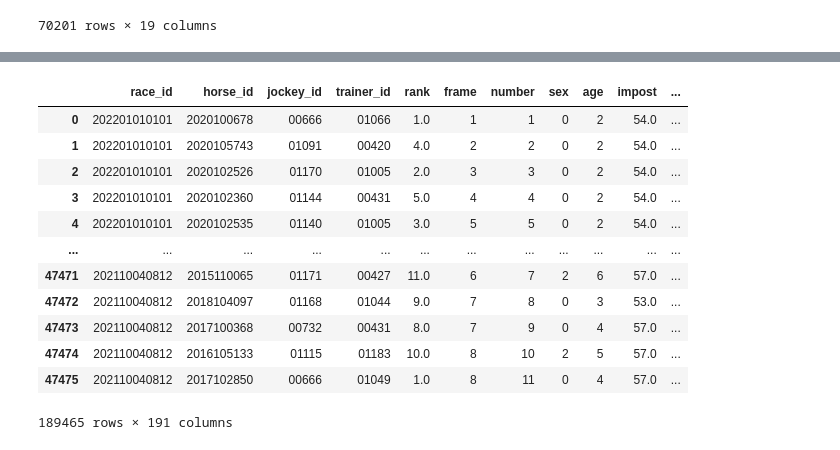
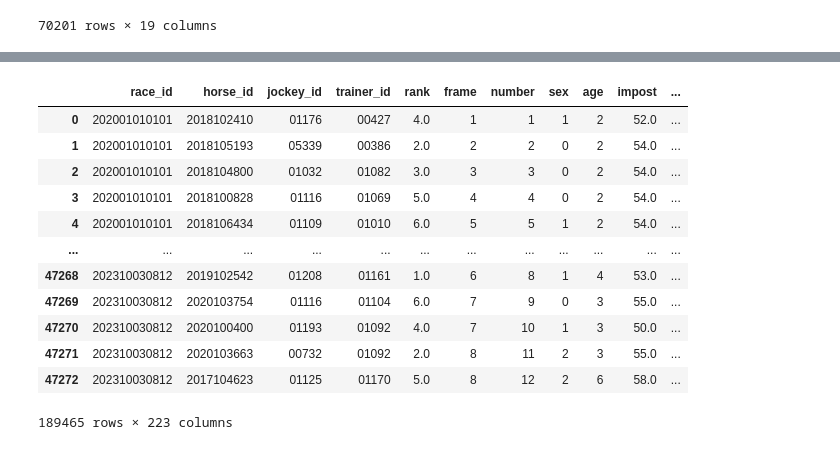
Before and after one commit to nanzeu/keiba, a Jupyter notebook: create_features.ipynb, the cells around one changed output, grey strips where cells are left out. Saved outputs shown, nothing was run; the diff lists cells and outputs as text; code cells hidden in the pictures.

```diff
--- a/create_features.ipynb
+++ b/create_features.ipynb
@@ -280,6 +292,10 @@ features_m
 # %%
-f_1 = pd.read_csv(os.path.join(local_paths.FEATURES_DIR, 'features_22_to_23.csv'), sep="\t", index_col=0, dtype={'jockey_id': str, 'trainer_id': str})
-f_0 = pd.read_csv(os.path.join(local_paths.FEATURES_DIR, 'features_20_to_21.csv'), sep="\t", index_col=0, dtype={'jockey_id': str, 'trainer_id': str})
+if not cs:
+  f_1 = pd.read_csv(os.path.join(local_paths.FEATURES_DIR, 'features_22_to_23.csv'), sep="\t", index_col=0, dtype={'jockey_id': str, 'trainer_id': str})
+  f_0 = pd.read_csv(os.path.join(local_paths.FEATURES_DIR, 'features_20_to_21.csv'), sep="\t", index_col=0, dtype={'jockey_id': str, 'trainer_id': str})
+else:
+  f_1 = pd.read_csv(os.path.join(local_paths.FEATURES_CS_DIR, 'features_22_to_23.csv'), sep="\t", index_col=0, dtype={'jockey_id': str, 'trainer_id': str})
+  f_0 = pd.read_csv(os.path.join(local_paths.FEATURES_CS_DIR, 'features_20_to_21.csv'), sep="\t", index_col=0, dtype={'jockey_id': str, 'trainer_id': str})
 # %%
 f_0
 # %% [output]
@@ -299,19 +331,19 @@ f_0
 # %%
-f = pd.concat([f_1, f_0])
+f = pd.concat([f_0, f_1])
 f
 # %% [output]
 |  | race_id | horse_id | jockey_id | trainer_id | rank | frame | number | sex | age | impost | ... |
-| 0 | 202201010101 | 2020100678 | 00666 | 01066 | 1.0 | 1 | 1 | 0 | 2 | 54.0 | ... |
-| 1 | 202201010101 | 2020105743 | 01091 | 00420 | 4.0 | 2 | 2 | 0 | 2 | 54.0 | ... |
-| 2 | 202201010101 | 2020102526 | 01170 | 01005 | 2.0 | 3 | 3 | 0 | 2 | 54.0 | ... |
-| 3 | 202201010101 | 2020102360 | 01144 | 00431 | 5.0 | 4 | 4 | 0 | 2 | 54.0 | ... |
-| 4 | 202201010101 | 2020102535 | 01140 | 01005 | 3.0 | 5 | 5 | 0 | 2 | 54.0 | ... |
+| 0 | 202001010101 | 2018102410 | 01176 | 00427 | 4.0 | 1 | 1 | 1 | 2 | 52.0 | ... |
+| 1 | 202001010101 | 2018105193 | 05339 | 00386 | 2.0 | 2 | 2 | 0 | 2 | 54.0 | ... |
+| 2 | 202001010101 | 2018104800 | 01032 | 01082 | 3.0 | 3 | 3 | 0 | 2 | 54.0 | ... |
+| 3 | 202001010101 | 2018100828 | 01116 | 01069 | 5.0 | 4 | 4 | 0 | 2 | 54.0 | ... |
+| 4 | 202001010101 | 2018106434 | 01109 | 01010 | 6.0 | 5 | 5 | 1 | 2 | 54.0 | ... |
 | ... | ... | ... | ... | ... | ... | ... | ... | ... | ... | ... | ... |
-| 47471 | 202110040812 | 2015110065 | 01171 | 00427 | 11.0 | 6 | 7 | 2 | 6 | 57.0 | ... |
-| 47472 | 202110040812 | 2018104097 | 01168 | 01044 | 9.0 | 7 | 8 | 0 | 3 | 53.0 | ... |
-| 47473 | 202110040812 | 2017100368 | 00732 | 00431 | 8.0 | 7 | 9 | 0 | 4 | 57.0 | ... |
-| 47474 | 202110040812 | 2016105133 | 01115 | 01183 | 10.0 | 8 | 10 | 2 | 5 | 57.0 | ... |
-| 47475 | 202110040812 | 2017102850 | 00666 | 01049 | 1.0 | 8 | 11 | 0 | 4 | 57.0 | ... |
+| 47268 | 202310030812 | 2019102542 | 01208 | 01161 | 1.0 | 6 | 8 | 1 | 4 | 53.0 | ... |
+| 47269 | 202310030812 | 2020103754 | 01116 | 01104 | 6.0 | 7 | 9 | 0 | 3 | 55.0 | ... |
+| 47270 | 202310030812 | 2020100400 | 01193 | 01092 | 4.0 | 7 | 10 | 1 | 3 | 50.0 | ... |
+| 47271 | 202310030812 | 2020103663 | 00732 | 01092 | 2.0 | 8 | 11 | 2 | 3 | 55.0 | ... |
+| 47272 | 202310030812 | 2017104623 | 01125 | 01170 | 5.0 | 8 | 12 | 2 | 6 | 58.0 | ... |
-189465 rows × 191 columns
+189465 rows × 223 columns
 # %%
 f.to_csv(os.path.join(local_paths.FEATURES_DIR, 'features_20_to_23.csv'), sep="\t")
```
Also changed, not shown: parts of 20 cells of this notebook, 41 other files.
